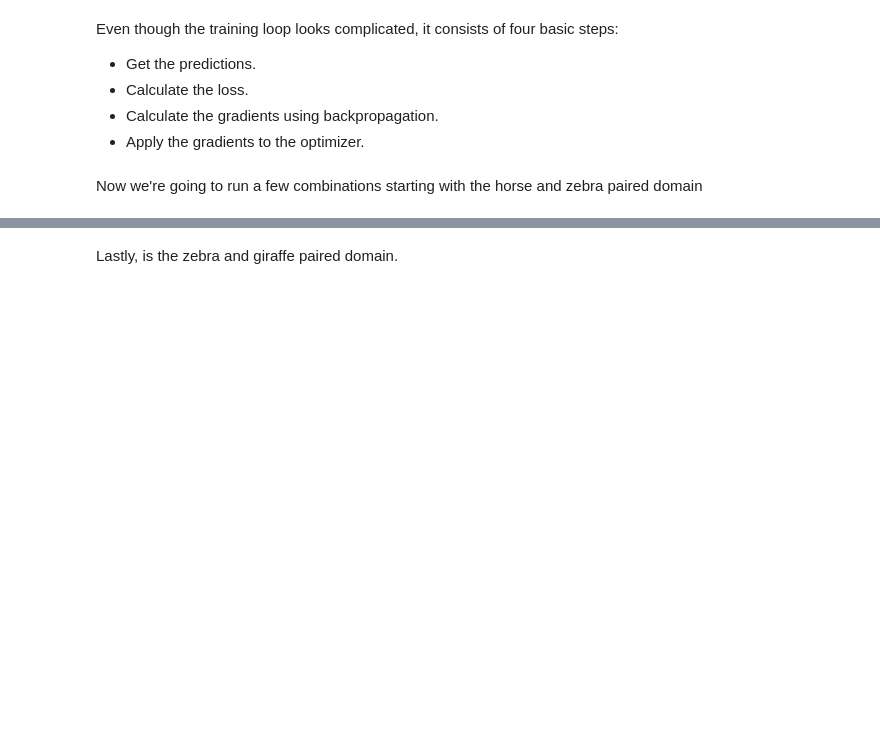
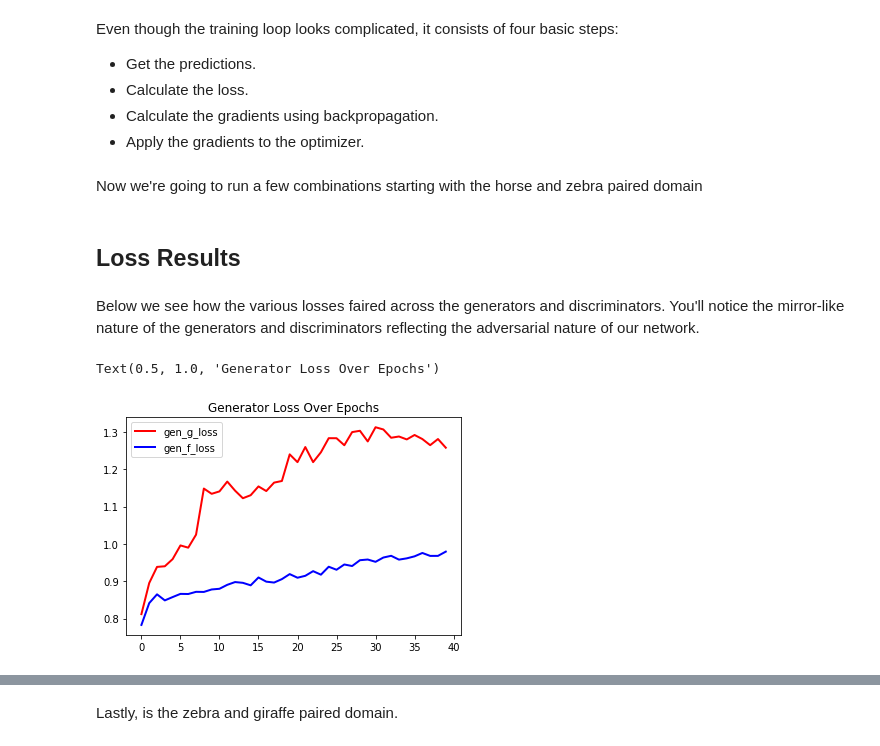
Before and after one commit to westontscott/Capstone-Projects, a Jupyter notebook: Animal2Aminal Style Transfer/Animal2Animal_Style_Transfer.ipynb, the cells around one changed output, grey strips where cells are left out. Cells and saved outputs as stored; diff of their text form; code cells hidden in the pictures; blank space fills up the shorter version.

```diff
--- a/Animal2Aminal Style Transfer/Animal2Animal_Style_Transfer.ipynb
+++ b/Animal2Aminal Style Transfer/Animal2Animal_Style_Transfer.ipynb
@@ -479,0 +570,21 @@ Now we're going to run a few combinations starting with the  horse and zebra pai
+# %%
+path = "/content/drive/My Drive/Loss_Dataframe"
+
+#df_loss.to_csv(os.path.join(path,r'h2Z_loss_df.csv'))
+
+h2z_loss_df = pd.read_csv(os.path.join(path,r'h2Z_loss_df.csv'))
+# %% [markdown]
+## Loss Results
+# %% [markdown]
+Below we see how the various losses faired across the generators and discriminators. You'll notice the mirror-like nature of the generators and discriminators reflecting the adversarial nature of our network.
+# %%
+import matplotlib.pyplot as plt
+
+
+plt.plot( 'epoch', 'gen_g_loss', data=h2z_loss_df, marker='', color='r', linewidth=2)
+plt.plot( 'epoch', 'gen_f_loss', data=h2z_loss_df, marker='', color='b', linewidth=2)
+plt.legend()
+plt.title('Generator Loss Over Epochs')
+# %% [output]
+Text(0.5, 1.0, 'Generator Loss Over Epochs')
+[figure, added]
```
Also changed, not shown: parts of 36 cells of this notebook.
